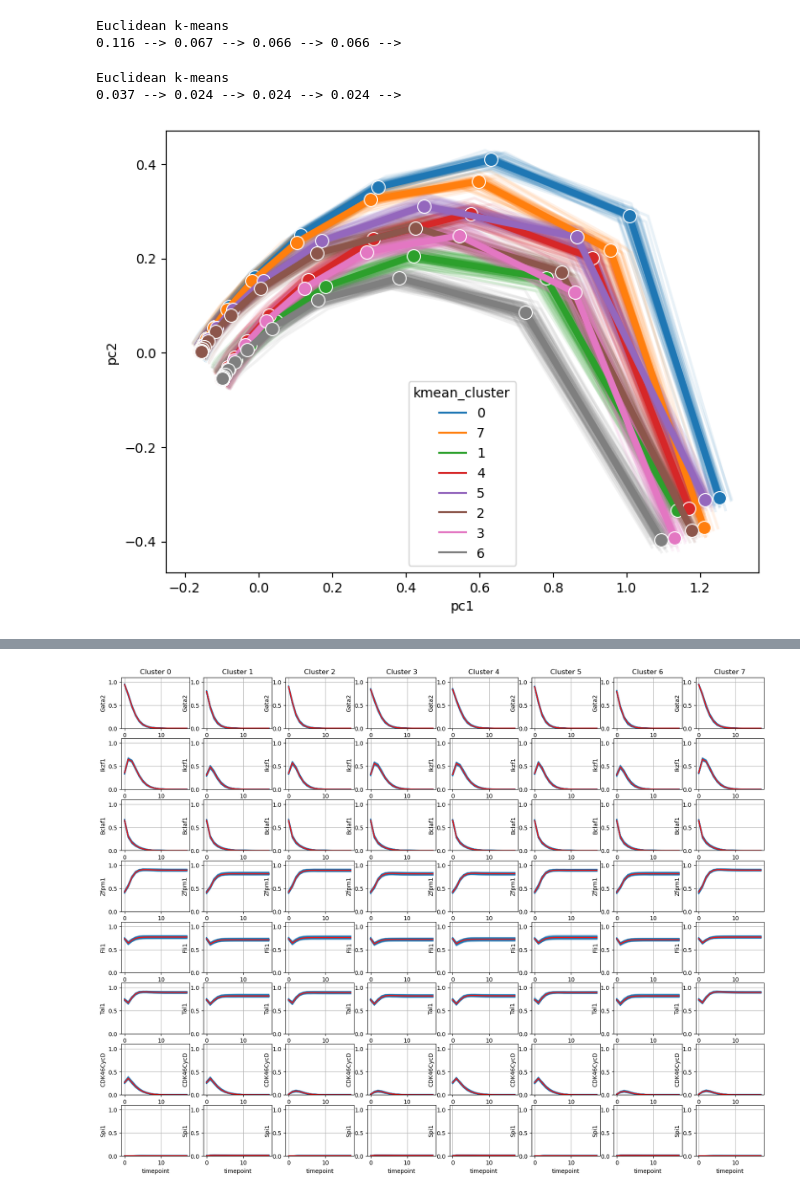
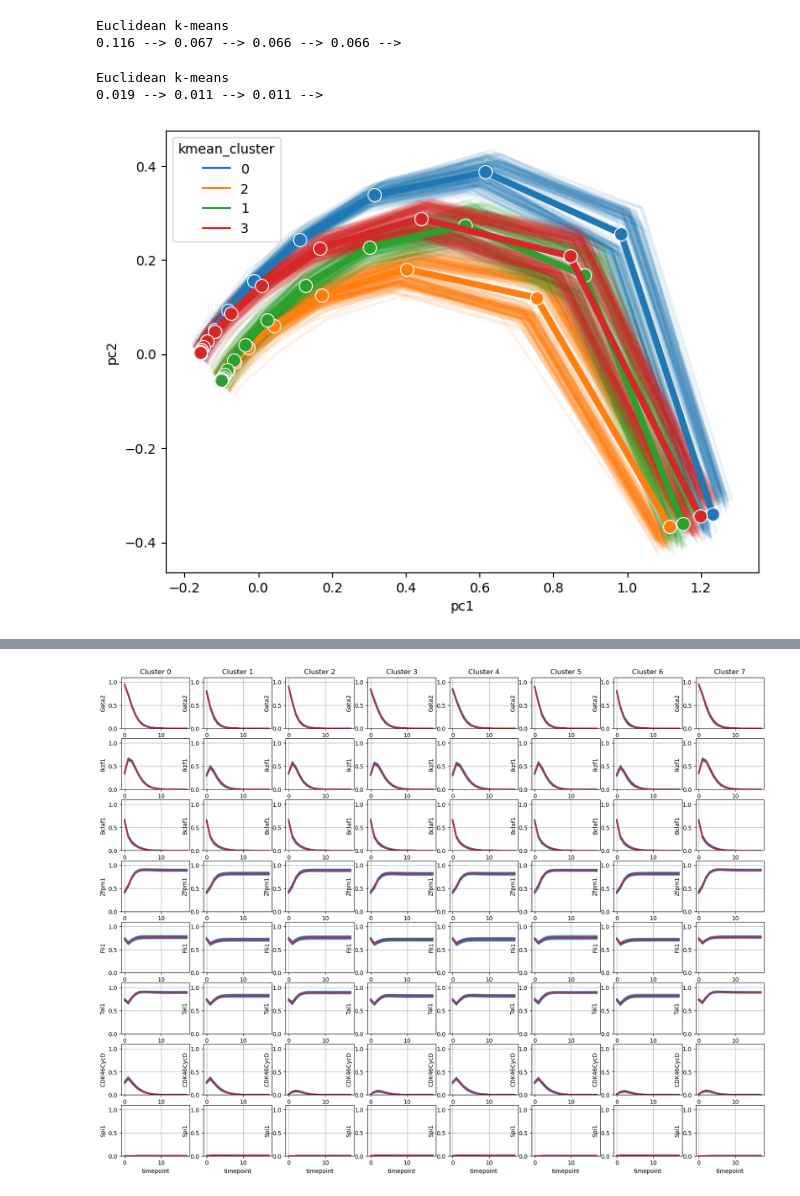
Before and after one commit to sysbio-curie/AstroLogics, a Jupyter notebook: scripts/test_clustering_optimization.ipynb, the cells around one changed output, grey strips where cells are left out. Saved outputs shown, nothing was run; the diff lists cells and outputs as text; code cells hidden in the pictures.

Commit message:
Update comparison between SD clustering and k-means clustering for hematopoiesis data

```diff
--- a/scripts/test_clustering_optimization.ipynb
+++ b/scripts/test_clustering_optimization.ipynb
@@ -326,9 +309,9 @@ y_pred = km.fit_predict(pca_all_trajectory)
 Euclidean k-means
 0.116 --> 0.067 --> 0.066 --> 0.066 -->
 # %%
-model.trajectory.calculate_kmean_cluster(n_cluster = 8, metric='euclidean', data = 'original')
+model.trajectory.calculate_kmean_cluster(n_cluster = 4, metric='euclidean', data = 'pca')
 model.trajectory.plot_trajectory_cluster()
 # %% [output]
 Euclidean k-means
-0.037 --> 0.024 --> 0.024 --> 0.024 -->
+0.019 --> 0.011 --> 0.011 -->
-[figure, old version]
+[figure, new version]
```
Also changed, not shown: parts of 9 cells of this notebook, 2 other files.
